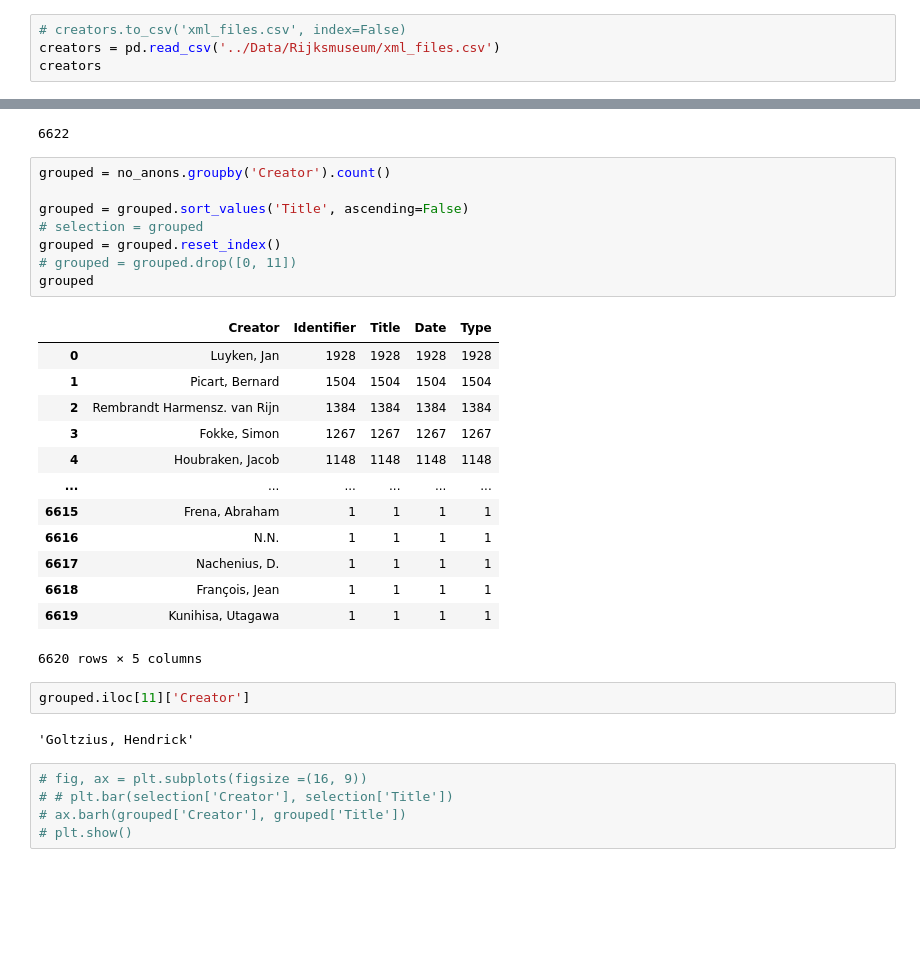
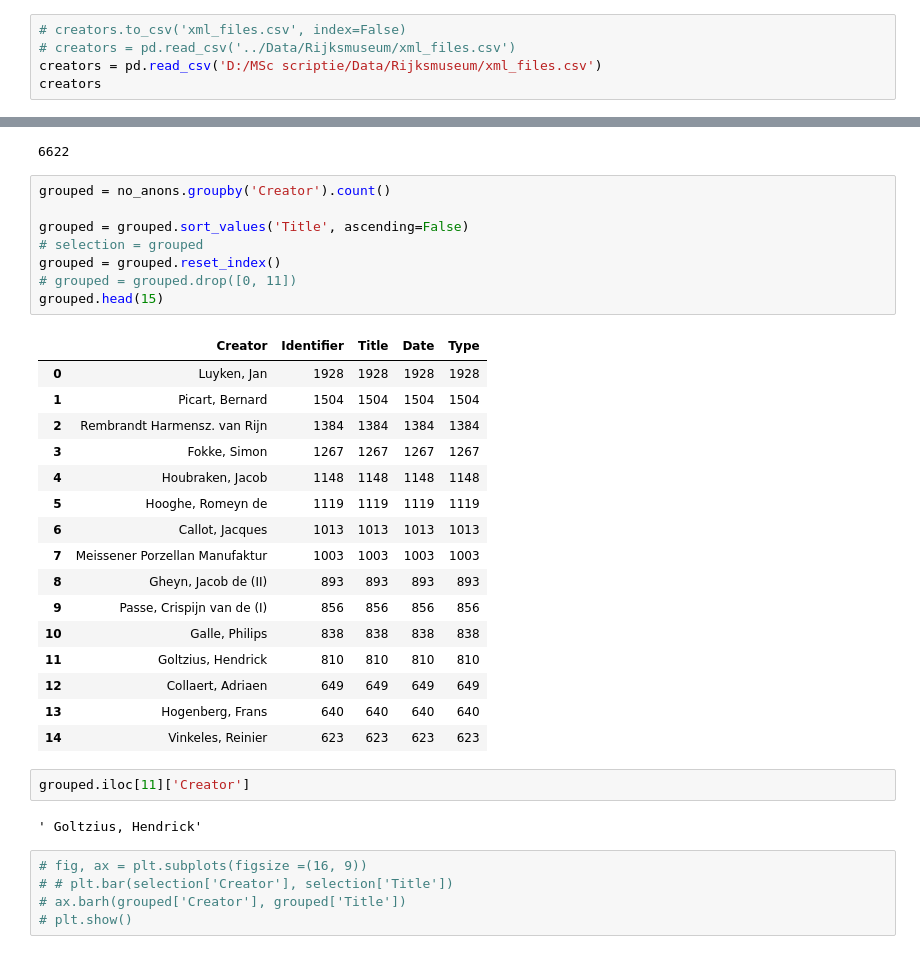
Before and after one commit to lotteph/MSc-Scriptie, a Jupyter notebook: XML files EDA.ipynb, the cells around one changed output, grey strips where cells are left out. Saved outputs shown, nothing was run; the diff lists cells and outputs as text; blank space fills up the shorter version.

Commit message:
continued data preprocessing

```diff
--- a/XML files EDA.ipynb
+++ b/XML files EDA.ipynb
@@ -77,7 +77,8 @@ def create_df(xml_files):
 # creators
 # %%
 # creators.to_csv('xml_files.csv', index=False)
-creators = pd.read_csv('../Data/Rijksmuseum/xml_files.csv')
+# creators = pd.read_csv('../Data/Rijksmuseum/xml_files.csv')
+creators = pd.read_csv('D:/MSc scriptie/Data/Rijksmuseum/xml_files.csv')
 creators
 # %% [output]
 |  | Identifier | Creator | Title | Date | Type |
@@ -178,29 +188,32 @@ len(unique_creators)
 # %%
 grouped = no_anons.groupby('Creator').count()
 
 grouped = grouped.sort_values('Title', ascending=False)
 # selection = grouped
 grouped = grouped.reset_index()
 # grouped = grouped.drop([0, 11])
-grouped
+grouped.head(15)
 # %% [output]
 |  | Creator | Identifier | Title | Date | Type |
 | 0 | Luyken, Jan | 1928 | 1928 | 1928 | 1928 |
 | 1 | Picart, Bernard | 1504 | 1504 | 1504 | 1504 |
 | 2 | Rembrandt Harmensz. van Rijn | 1384 | 1384 | 1384 | 1384 |
 | 3 | Fokke, Simon | 1267 | 1267 | 1267 | 1267 |
 | 4 | Houbraken, Jacob | 1148 | 1148 | 1148 | 1148 |
-| ... | ... | ... | ... | ... | ... |
-| 6615 | Frena, Abraham | 1 | 1 | 1 | 1 |
-| 6616 | N.N. | 1 | 1 | 1 | 1 |
-| 6617 | Nachenius, D. | 1 | 1 | 1 | 1 |
-| 6618 | François, Jean | 1 | 1 | 1 | 1 |
-| 6619 | Kunihisa, Utagawa | 1 | 1 | 1 | 1 |
+| 5 | Hooghe, Romeyn de | 1119 | 1119 | 1119 | 1119 |
+| 6 | Callot, Jacques | 1013 | 1013 | 1013 | 1013 |
+| 7 | Meissener Porzellan Manufaktur | 1003 | 1003 | 1003 | 1003 |
+| 8 | Gheyn, Jacob de (II) | 893 | 893 | 893 | 893 |
+| 9 | Passe, Crispijn van de (I) | 856 | 856 | 856 | 856 |
+| 10 | Galle, Philips | 838 | 838 | 838 | 838 |
+| 11 | Goltzius, Hendrick | 810 | 810 | 810 | 810 |
+| 12 | Collaert, Adriaen | 649 | 649 | 649 | 649 |
+| 13 | Hogenberg, Frans | 640 | 640 | 640 | 640 |
+| 14 | Vinkeles, Reinier | 623 | 623 | 623 | 623 |
-6620 rows × 5 columns
 # %%
 grouped.iloc[11]['Creator']
 # %% [output]
-'Goltzius, Hendrick'
+' Goltzius, Hendrick'
 # %%
 # fig, ax = plt.subplots(figsize =(16, 9))
 # # plt.bar(selection['Creator'], selection['Title'])
```
Also changed, not shown: parts of 3 cells of this notebook, 1 other file.
